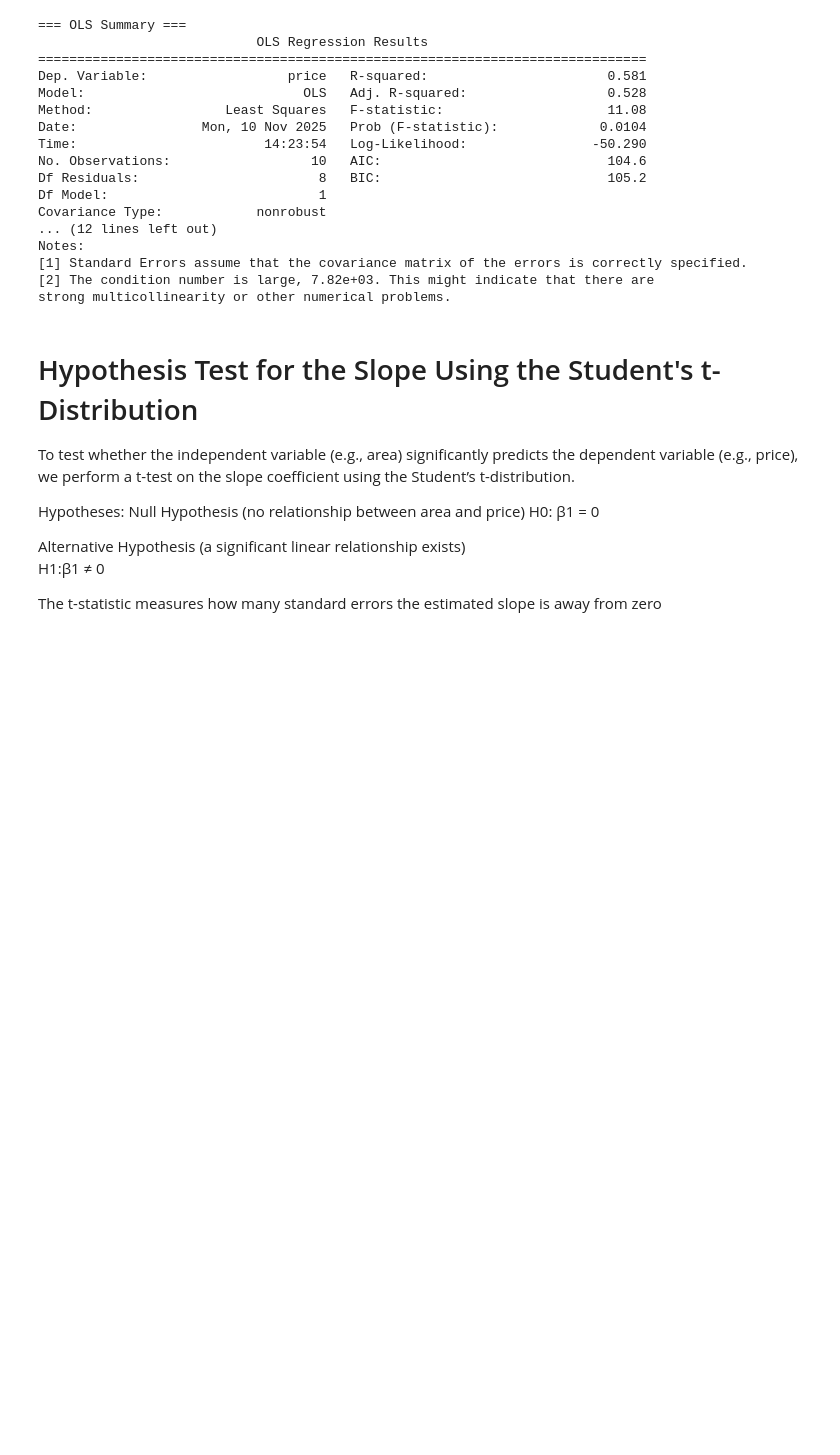
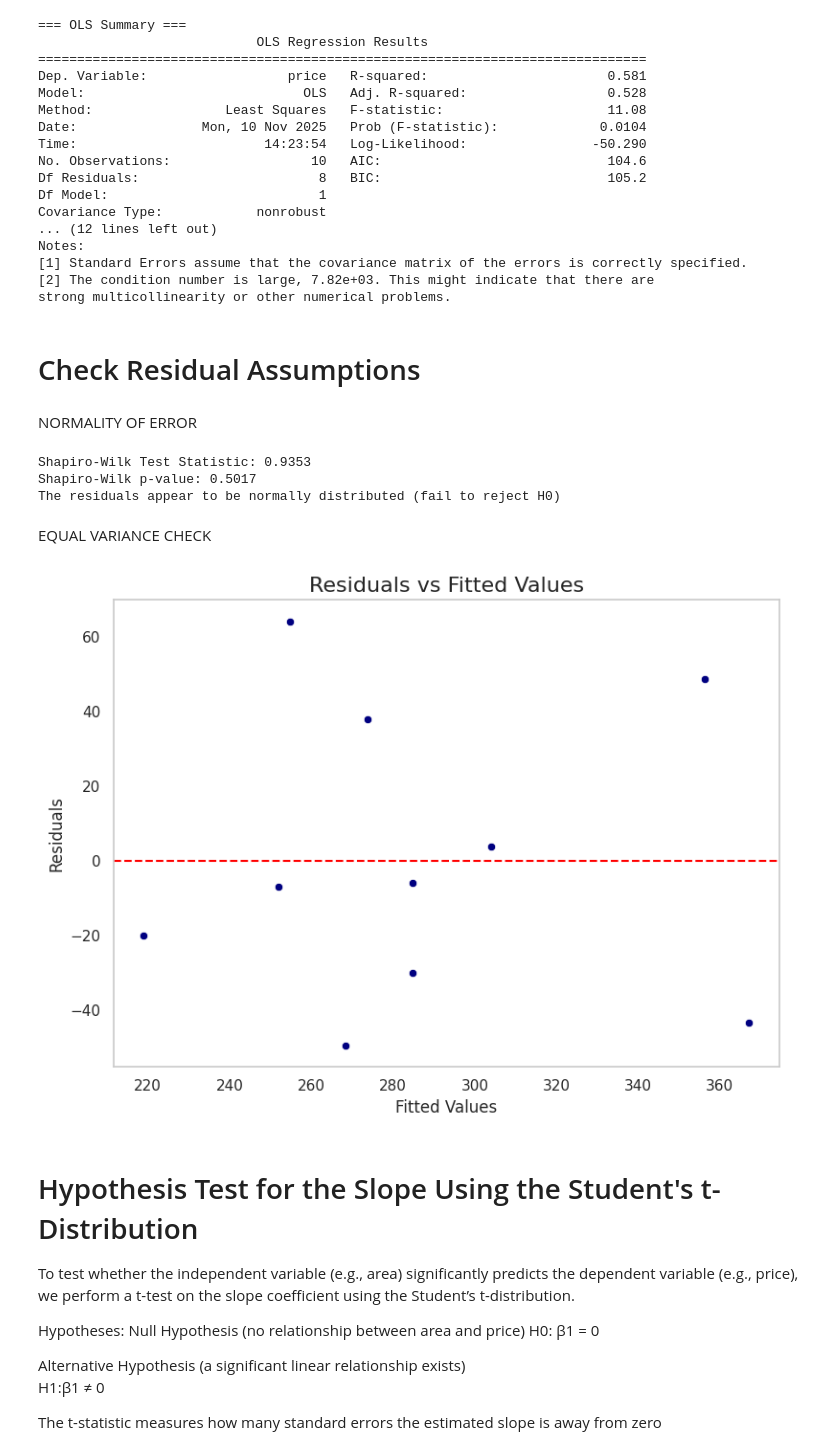
Before and after one commit to Kartavya-Jharwal/Kartavya_Business_Analytics2025, a Jupyter notebook: Class_Assignments/week10/Week_10_Session_2.ipynb, the cells around one changed output. Drawn from its saved outputs; the diff is of its cells as text; code cells hidden in the pictures; blank space fills up the shorter version.

```diff
--- a/Class_Assignments/week10/Week_10_Session_2.ipynb
+++ b/Class_Assignments/week10/Week_10_Session_2.ipynb
@@ -116,6 +116,52 @@ Notes:
 [1] Standard Errors assume that the covariance matrix of the errors is correctly specified.
 [2] The condition number is large, 7.82e+03. This might indicate that there are
 strong multicollinearity or other numerical problems.
+# %% [markdown]
+# Check Residual Assumptions
+# %% [markdown]
+ NORMALITY OF ERROR
+# %%
+from scipy.stats import shapiro
+
+# Get the residuals from the model
+residuals = model.resid
+
+# Perform the Shapiro-Wilk test for normality
+shapiro_test = shapiro(residuals)
+
+# Print the results
+print(f"Shapiro-Wilk Test Statistic: {shapiro_test.statistic:.4f}")
+print(f"Shapiro-Wilk p-value: {shapiro_test.pvalue:.4f}")
+
+# Interpret the results
+alpha = 0.05
+if shapiro_test.pvalue > alpha:
+    print("The residuals appear to be normally distributed (fail to reject H0)")
+else:
+    print("The residuals do not appear to be normally distributed (reject H0)")
+# %% [output]
+Shapiro-Wilk Test Statistic: 0.9353
+Shapiro-Wilk p-value: 0.5017
+The residuals appear to be normally distributed (fail to reject H0)
+# %% [markdown]
+ EQUAL VARIANCE CHECK
+# %%
+import statsmodels.stats.api as sms
+
+# Get fitted values
+fitted_values = model.fittedvalues
+# Create a scatter plot of residuals vs fitted values
+plt.figure(figsize=(8, 6))
+sns.scatterplot(x=fitted_values, y=residuals, color='navy')
+plt.axhline(y=0, color='red', linestyle='--')
+plt.title("Residuals vs Fitted Values", fontsize=16)
+plt.xlabel("Fitted Values", fontsize=12)
+plt.ylabel("Residuals", fontsize=12)
+plt.grid(False)
+plt.tight_layout()
+plt.show()
+# %% [output]
+[figure, added]
 # %% [markdown]
 # Hypothesis Test for the Slope Using the Student's t-Distribution
 To test whether the independent variable (e.g., area) significantly predicts the dependent variable (e.g., price), we perform a t-test on the slope coefficient using the Student’s t-distribution.
```
